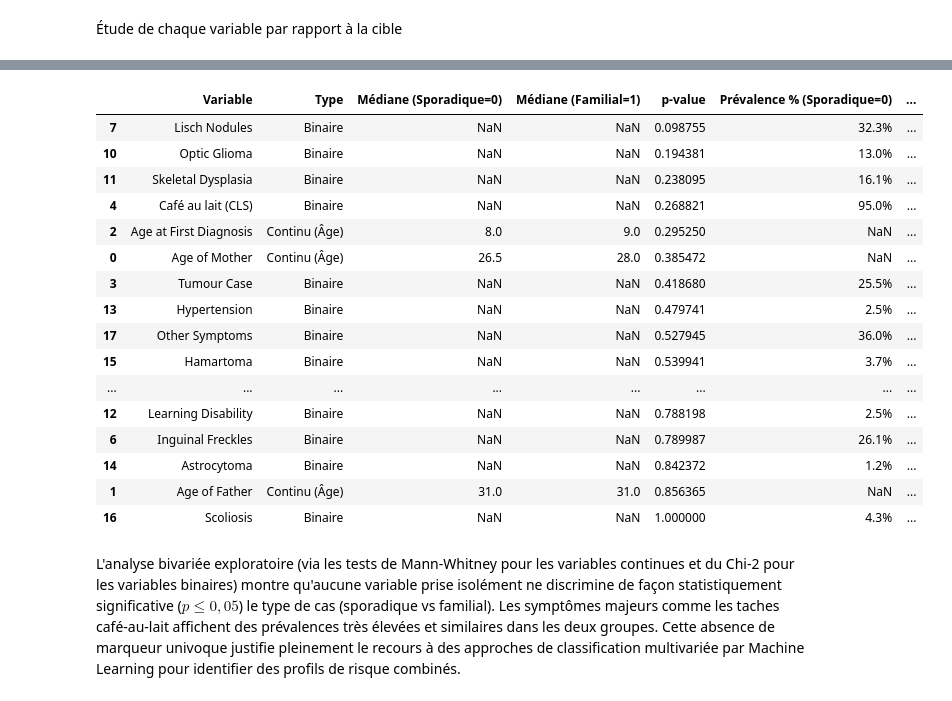
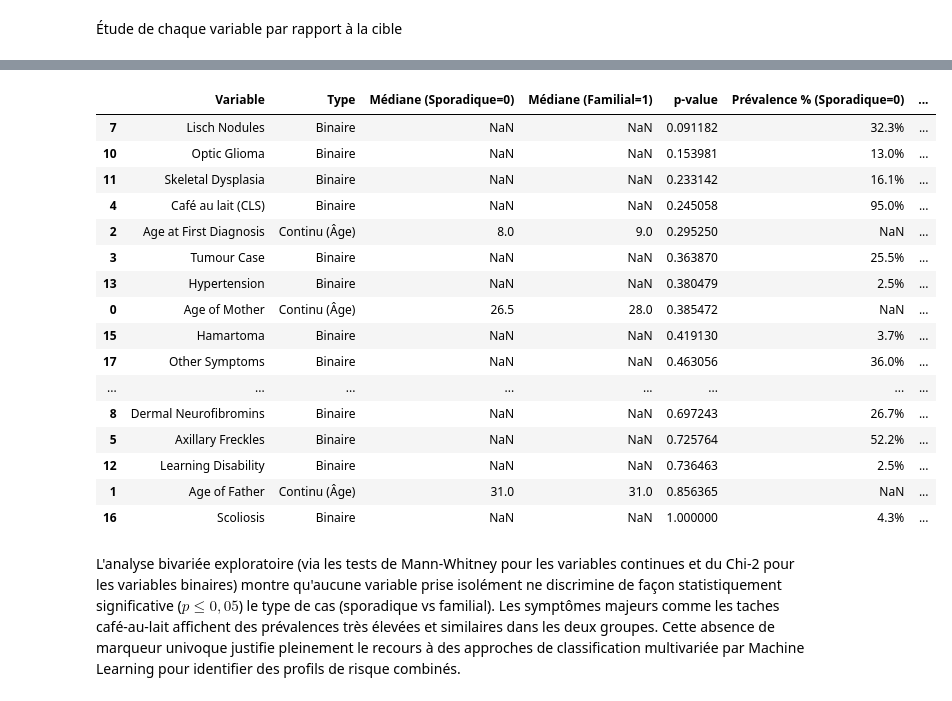
Before and after one commit to Mouhamadoukandji/nf1, a Jupyter notebook: notebooks/001_explorations.ipynb, the cells around one changed output, grey strips where cells are left out. Drawn from its saved outputs; the diff is of its cells as text; code cells hidden in the pictures.

```diff
--- a/notebooks/001_explorations.ipynb
+++ b/notebooks/001_explorations.ipynb
@@ -250,8 +188,5 @@ p-value = 1.0000
 # %%
 # Étude bivariée : variables explicatives vs cible (Case Type)
-import pandas as pd
-from scipy.stats import chi2_contingency, mannwhitneyu
-
 cols_age = ["Age of Mother", "Age of Father", "Age at First Diagnosis"]
 cols_bin = [
     col for col in df.columns
@@ -264,50 +199,50 @@ resultats_cible = []
 # Variables continues : test de Mann-Whitney
 for col in cols_age:
     groupe_0 = df.loc[cible == 0, col].dropna()
     groupe_1 = df.loc[cible == 1, col].dropna()
 
     _, p_val = mannwhitneyu(groupe_0, groupe_1, alternative="two-sided")
     resultats_cible.append({
         "Variable": col,
         "Type": "Continu (Âge)",
         "Médiane (Sporadique=0)": groupe_0.median(),
         "Médiane (Familial=1)": groupe_1.median(),
         "p-value": p_val,
     })
 
-# Variables binaires : test du Chi-2 de Pearson
+# Variables binaires : test Fisher
 for col in cols_bin:
     contingency_table = pd.crosstab(df[col], cible)
-    _, p_val, _, _ = chi2_contingency(contingency_table)
+    p_val_2 = fisher_exact(contingency_table).pvalue
 
     prop_0 = df.loc[cible == 0, col].mean() * 100
     prop_1 = df.loc[cible == 1, col].mean() * 100
     resultats_cible.append({
         "Variable": col,
         "Type": "Binaire",
         "Prévalence % (Sporadique=0)": f"{prop_0:.1f}%",
         "Prévalence % (Familial=1)": f"{prop_1:.1f}%",
-        "p-value": p_val,
+        "p-value": p_val_2,
     })
 
 df_cible = pd.DataFrame(resultats_cible)
 display(df_cible.sort_values(by="p-value"))
 # %% [output]
 |  | Variable | Type | Médiane (Sporadique=0) | Médiane (Familial=1) | p-value | Prévalence % (Sporadique=0) | ... |
-| 7 | Lisch Nodules | Binaire | NaN | NaN | 0.098755 | 32.3% | ... |
-| 10 | Optic Glioma | Binaire | NaN | NaN | 0.194381 | 13.0% | ... |
-| 11 | Skeletal Dysplasia | Binaire | NaN | NaN | 0.238095 | 16.1% | ... |
-| 4 | Café au lait (CLS) | Binaire | NaN | NaN | 0.268821 | 95.0% | ... |
+| 7 | Lisch Nodules | Binaire | NaN | NaN | 0.091182 | 32.3% | ... |
+| 10 | Optic Glioma | Binaire | NaN | NaN | 0.153981 | 13.0% | ... |
+| 11 | Skeletal Dysplasia | Binaire | NaN | NaN | 0.233142 | 16.1% | ... |
+| 4 | Café au lait (CLS) | Binaire | NaN | NaN | 0.245058 | 95.0% | ... |
 | 2 | Age at First Diagnosis | Continu (Âge) | 8.0 | 9.0 | 0.295250 | NaN | ... |
+| 3 | Tumour Case | Binaire | NaN | NaN | 0.363870 | 25.5% | ... |
+| 13 | Hypertension | Binaire | NaN | NaN | 0.380479 | 2.5% | ... |
 | 0 | Age of Mother | Continu (Âge) | 26.5 | 28.0 | 0.385472 | NaN | ... |
-| 3 | Tumour Case | Binaire | NaN | NaN | 0.418680 | 25.5% | ... |
-| 13 | Hypertension | Binaire | NaN | NaN | 0.479741 | 2.5% | ... |
-| 17 | Other Symptoms | Binaire | NaN | NaN | 0.527945 | 36.0% | ... |
-| 15 | Hamartoma | Binaire | NaN | NaN | 0.539941 | 3.7% | ... |
+| 15 | Hamartoma | Binaire | NaN | NaN | 0.419130 | 3.7% | ... |
+| 17 | Other Symptoms | Binaire | NaN | NaN | 0.463056 | 36.0% | ... |
 | ... | ... | ... | ... | ... | ... | ... | ... |
-| 12 | Learning Disability | Binaire | NaN | NaN | 0.788198 | 2.5% | ... |
-| 6 | Inguinal Freckles | Binaire | NaN | NaN | 0.789987 | 26.1% | ... |
-| 14 | Astrocytoma | Binaire | NaN | NaN | 0.842372 | 1.2% | ... |
+| 8 | Dermal Neurofibromins | Binaire | NaN | NaN | 0.697243 | 26.7% | ... |
+| 5 | Axillary Freckles | Binaire | NaN | NaN | 0.725764 | 52.2% | ... |
+| 12 | Learning Disability | Binaire | NaN | NaN | 0.736463 | 2.5% | ... |
 | 1 | Age of Father | Continu (Âge) | 31.0 | 31.0 | 0.856365 | NaN | ... |
 | 16 | Scoliosis | Binaire | NaN | NaN | 1.000000 | 4.3% | ... |
 # %% [markdown]
```
Also changed, not shown: parts of 34 cells of this notebook, 1 other file.
